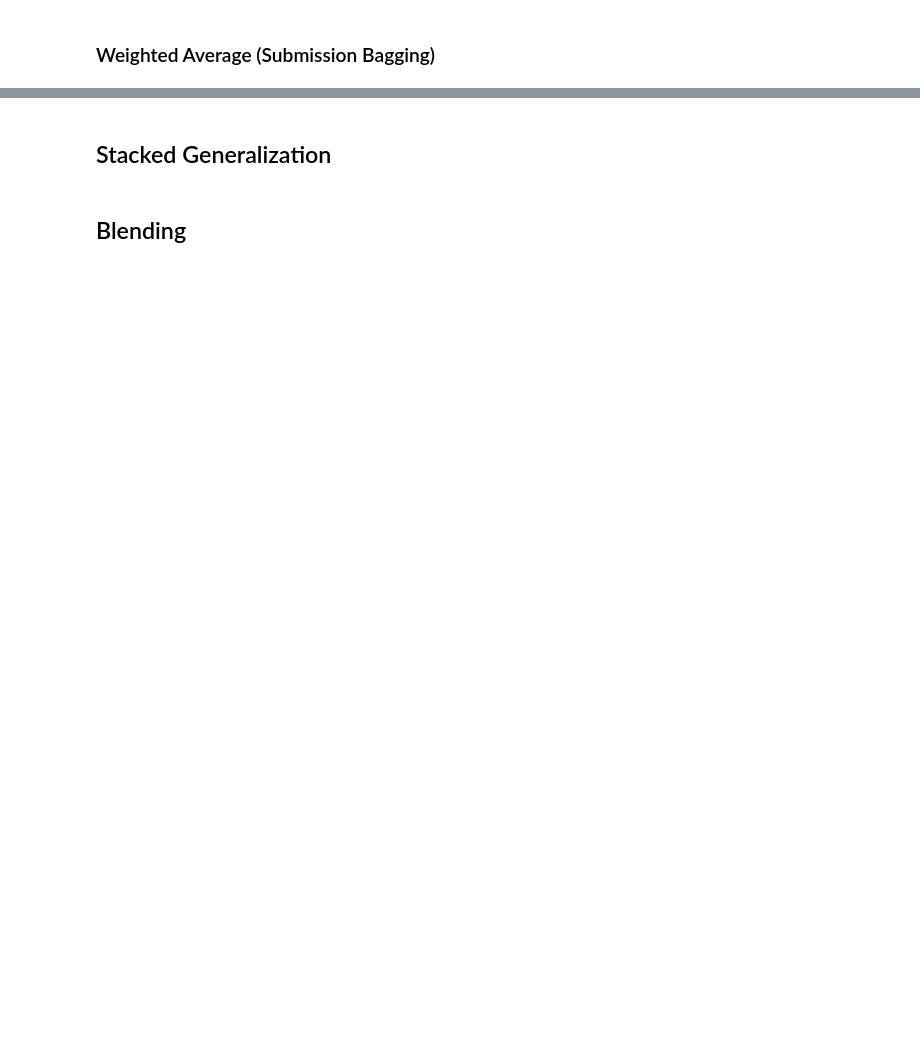
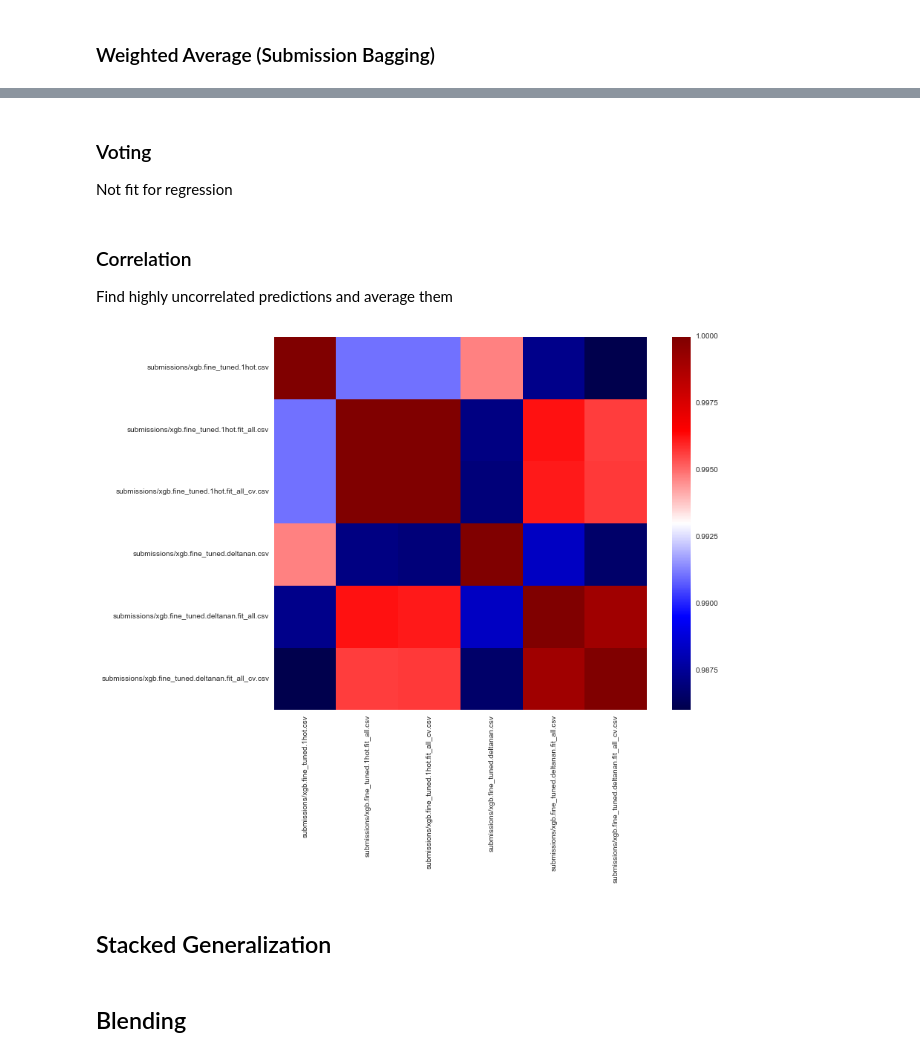
Before and after one commit to jjinking/kaggle-santander, a Jupyter notebook: ensembles_stacking.ipynb, the cells around one changed output, grey strips where cells are left out. Drawn from its saved outputs; the diff is of its cells as text; code cells hidden in the pictures; blank space fills up the shorter version.

```diff
--- a/ensembles_stacking.ipynb
+++ b/ensembles_stacking.ipynb
@@ -74,0 +73,18 @@ xgb.fine_tuned.1hot.fit_all_cv.csv      xgb.fine_tuned.deltanan.fit_all_cv.csv
+# %%
+# Unweighted average
+fnames = [
+    'submissions/xgb.fine_tuned.1hot.csv',
+    'submissions/xgb.fine_tuned.1hot.fit_all.csv',
+    'submissions/xgb.fine_tuned.1hot.fit_all_cv.csv',
+    'submissions/xgb.fine_tuned.deltanan.csv',
+    'submissions/xgb.fine_tuned.deltanan.fit_all.csv',
+    'submissions/xgb.fine_tuned.deltanan.fit_all_cv.csv']
+
+# Score 0.838476
+y_hat_avg = kg.weighted_avg_from_files(
+    fnames,
+    "submissions/avg_1hot_deltanan_unweighted.csv",
+    weights=[],
+    sample_submission_file='data/sample_submission.csv',
+    sample_submission_idx='ID'
+)
@@ -75,3 +102,17 @@ xgb.fine_tuned.1hot.fit_all_cv.csv      xgb.fine_tuned.deltanan.fit_all_cv.csv
+# %% [markdown]
+### Voting
+
+Not fit for regression
+# %% [markdown]
+### Correlation
+
+Find highly uncorrelated predictions and average them
+# %%
+y_hats = pd.DataFrame([pd.read_csv(f, index_col='ID', squeeze=True).rename(f) for f in fnames]).T
+# %%
+corr = eda.corr_heat(y_hats)
+# %% [output]
+[figure, added]
 # %% [markdown]
 ## Stacked Generalization
 # %% [markdown]
```
Also changed, not shown: parts of 7 cells of this notebook, 2 other files.
